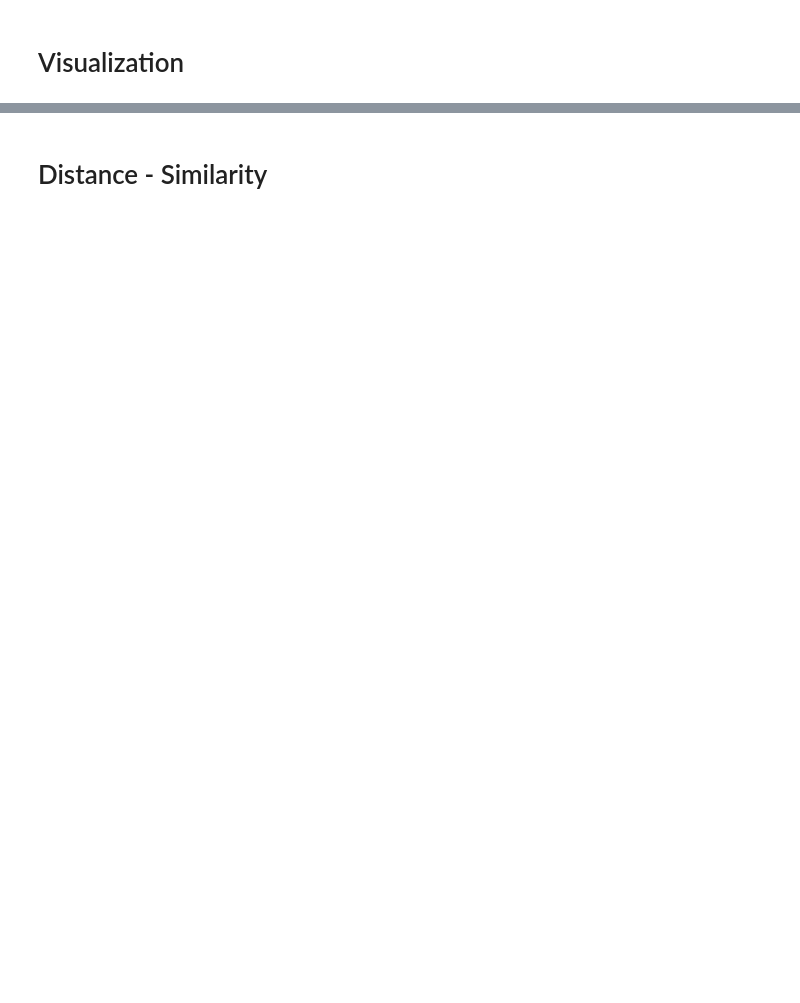
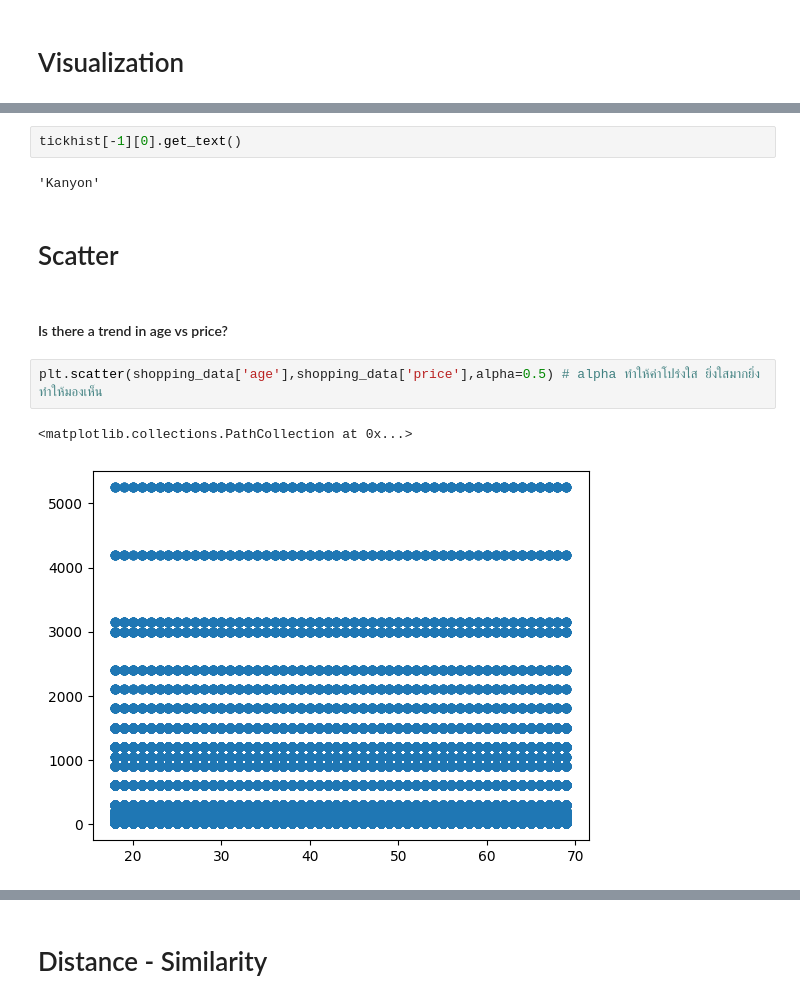
Before and after one commit to kitiluck/BSC_DPDM23, a Jupyter notebook: Understanding_Data.ipynb, the cells around one changed output, grey strips where cells are left out. Cells and saved outputs as stored; diff of their text form; blank space fills up the shorter version.

```diff
--- a/Understanding_Data.ipynb
+++ b/Understanding_Data.ipynb
@@ -74,0 +199,13 @@ data_from_gsheet.head()
+# %%
+tickhist[-1][0].get_text()
+# %% [output]
+'Kanyon'
+# %% [markdown]
+# Scatter
+# %% [markdown]
+#### Is there a trend in age vs price?
+# %%
+plt.scatter(shopping_data['age'],shopping_data['price'],alpha=0.5) # alpha ทำให้ค่าโปร่งใส ยิ่งใสมากยิ่งทำให้มองเห็น
+# %% [output]
+<matplotlib.collections.PathCollection at 0x...>
+[figure, added]
```
Also changed, not shown: parts of 45 cells of this notebook.
